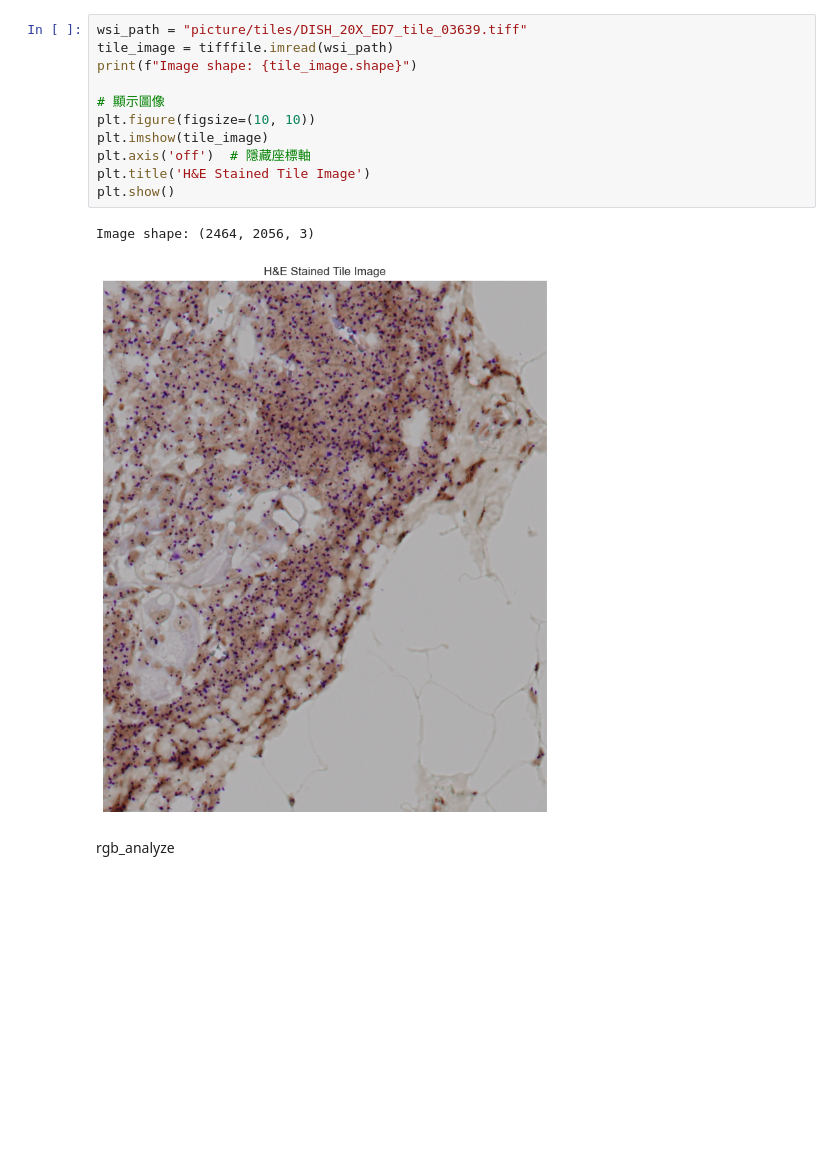
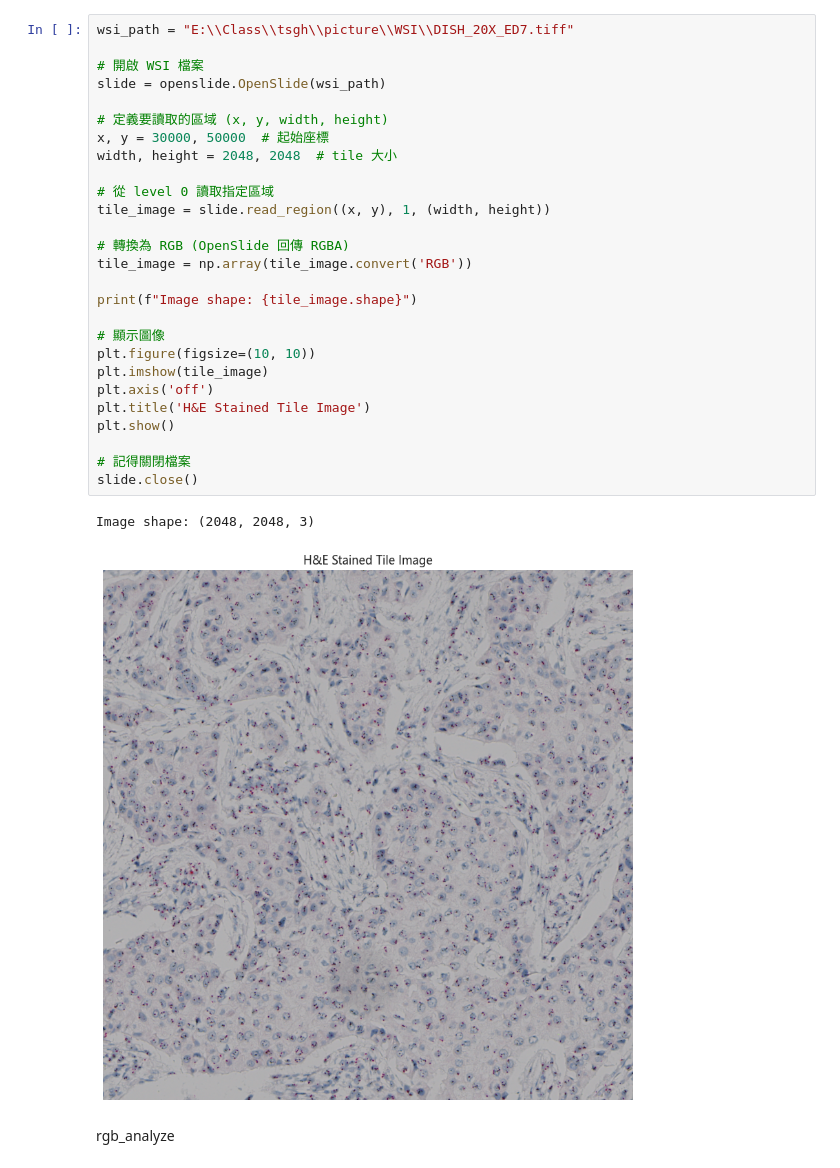
Before and after one commit to diadia0000/tsgh, a Jupyter notebook: DISH/color_wash.ipynb, the cells around one changed output. Saved outputs shown, nothing was run; the diff lists cells and outputs as text; blank space fills up the shorter version.

```diff
--- a/DISH/color_wash.ipynb
+++ b/DISH/color_wash.ipynb
@@ -11,19 +11,35 @@ import numpy as np
 import gc
 import pyvips
 # %%
-wsi_path = "picture/tiles/DISH_20X_ED7_tile_03639.tiff"
-tile_image = tifffile.imread(wsi_path)
+wsi_path = "E:\\Class\\tsgh\\picture\\WSI\\DISH_20X_ED7.tiff"
+
+# 開啟 WSI 檔案
+slide = openslide.OpenSlide(wsi_path)
+
+# 定義要讀取的區域 (x, y, width, height)
+x, y = 30000, 50000  # 起始座標
+width, height = 2048, 2048  # tile 大小
+
+# 從 level 0 讀取指定區域
+tile_image = slide.read_region((x, y), 1, (width, height))
+
+# 轉換為 RGB (OpenSlide 回傳 RGBA)
+tile_image = np.array(tile_image.convert('RGB'))
+
 print(f"Image shape: {tile_image.shape}")
 
 # 顯示圖像
 plt.figure(figsize=(10, 10))
 plt.imshow(tile_image)
-plt.axis('off')  # 隱藏座標軸
+plt.axis('off')
 plt.title('H&E Stained Tile Image')
 plt.show()
+
+# 記得關閉檔案
+slide.close()
 # %% [output]
-Image shape: (2464, 2056, 3)
+Image shape: (2048, 2048, 3)
-[figure, old version]
+[figure, new version]
 # %% [markdown]
 rgb_analyze
 # %%
```
Also changed, not shown: parts of 8 cells of this notebook, 43 other files.
